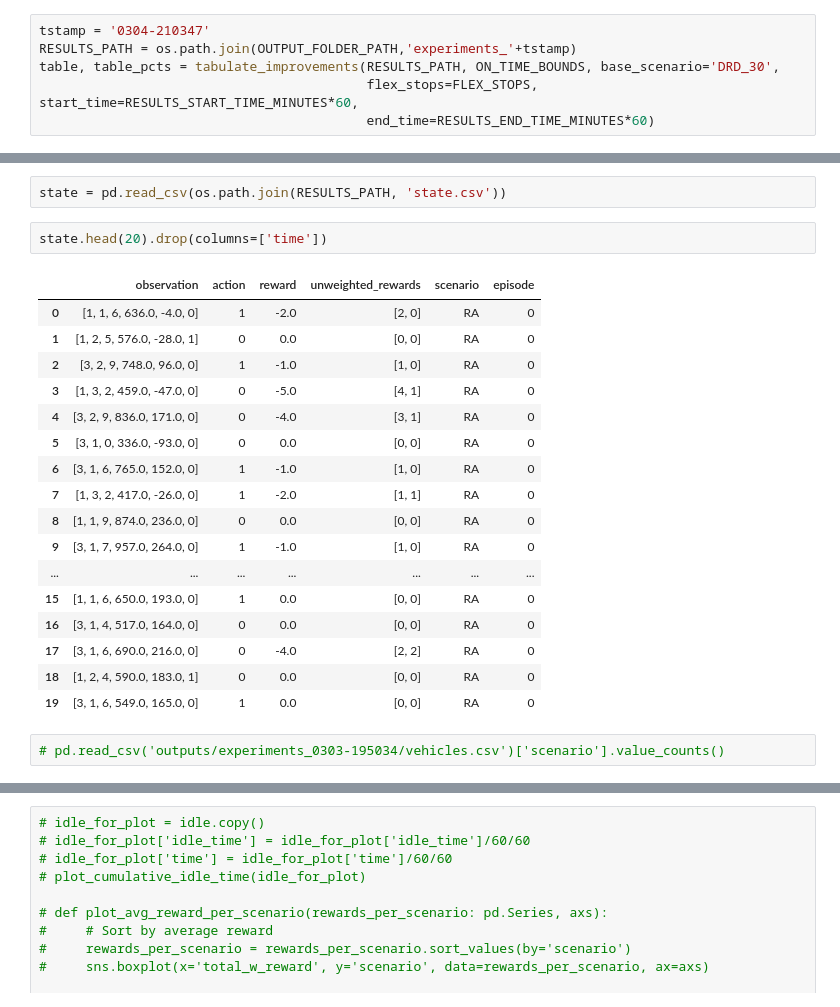
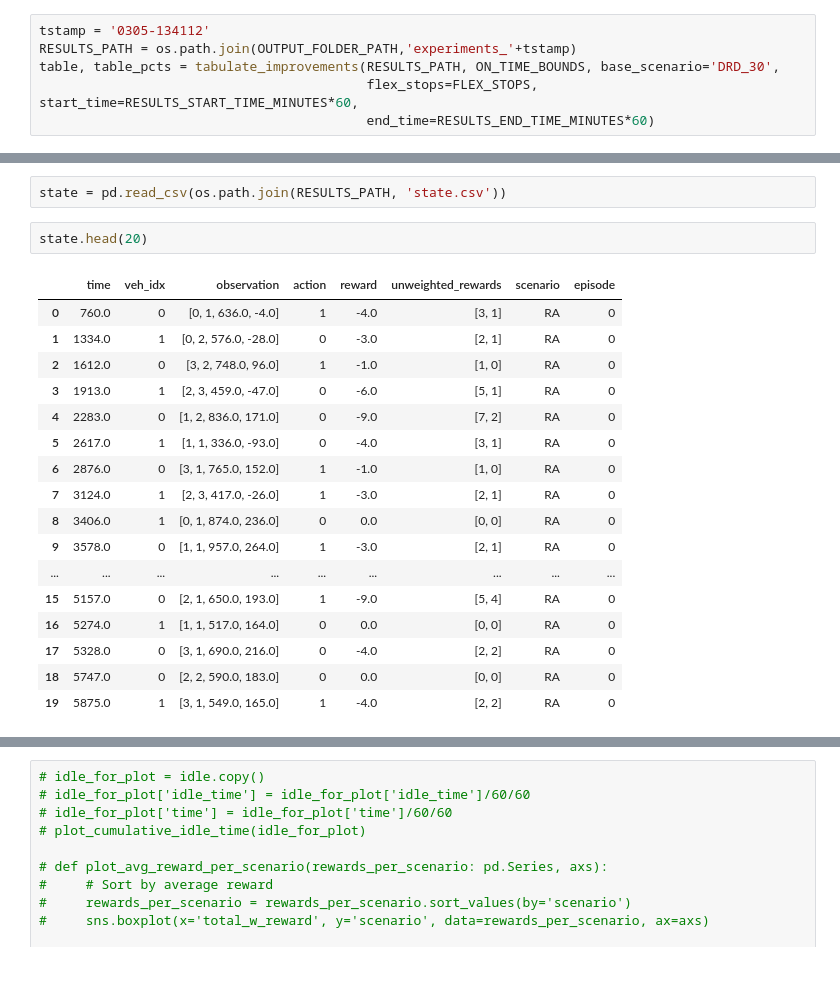
Before and after one commit to joerovar/flex-bus-sim, a Jupyter notebook: results.ipynb, the cells around one changed output, grey strips where cells are left out. Saved outputs shown, nothing was run; the diff lists cells and outputs as text; blank space fills up the shorter version.

```diff
--- a/results.ipynb
+++ b/results.ipynb
@@ -132,7 +110,7 @@ def tabulate_improvements(results_path, on_time_bounds: list, base_scenario: str
     # Return the result DataFrame
     return result_df, pct_change_df
 # %%
-tstamp = '0304-210347'
+tstamp = '0305-134112'
 RESULTS_PATH = os.path.join(OUTPUT_FOLDER_PATH,'experiments_'+tstamp)
 table, table_pcts = tabulate_improvements(RESULTS_PATH, ON_TIME_BOUNDS, base_scenario='DRD_30',
                                           flex_stops=FLEX_STOPS, start_time=RESULTS_START_TIME_MINUTES*60,
@@ -156,24 +149,22 @@ table
 # %%
 state = pd.read_csv(os.path.join(RESULTS_PATH, 'state.csv'))
 # %%
-state.head(20).drop(columns=['time'])
+state.head(20)
 # %% [output]
-|  | observation | action | reward | unweighted_rewards | scenario | episode |
-| 0 | [1, 1, 6, 636.0, -4.0, 0] | 1 | -2.0 | [2, 0] | RA | 0 |
-| 1 | [1, 2, 5, 576.0, -28.0, 1] | 0 | 0.0 | [0, 0] | RA | 0 |
-| 2 | [3, 2, 9, 748.0, 96.0, 0] | 1 | -1.0 | [1, 0] | RA | 0 |
-| 3 | [1, 3, 2, 459.0, -47.0, 0] | 0 | -5.0 | [4, 1] | RA | 0 |
-| 4 | [3, 2, 9, 836.0, 171.0, 0] | 0 | -4.0 | [3, 1] | RA | 0 |
-| 5 | [3, 1, 0, 336.0, -93.0, 0] | 0 | 0.0 | [0, 0] | RA | 0 |
-| 6 | [3, 1, 6, 765.0, 152.0, 0] | 1 | -1.0 | [1, 0] | RA | 0 |
-| 7 | [1, 3, 2, 417.0, -26.0, 0] | 1 | -2.0 | [1, 1] | RA | 0 |
-| 8 | [1, 1, 9, 874.0, 236.0, 0] | 0 | 0.0 | [0, 0] | RA | 0 |
-| 9 | [3, 1, 7, 957.0, 264.0, 0] | 1 | -1.0 | [1, 0] | RA | 0 |
-| ... | ... | ... | ... | ... | ... | ... |
-| 15 | [1, 1, 6, 650.0, 193.0, 0] | 1 | 0.0 | [0, 0] | RA | 0 |
-| 16 | [3, 1, 4, 517.0, 164.0, 0] | 0 | 0.0 | [0, 0] | RA | 0 |
-| 17 | [3, 1, 6, 690.0, 216.0, 0] | 0 | -4.0 | [2, 2] | RA | 0 |
-| 18 | [1, 2, 4, 590.0, 183.0, 1] | 0 | 0.0 | [0, 0] | RA | 0 |
-| 19 | [3, 1, 6, 549.0, 165.0, 0] | 1 | 0.0 | [0, 0] | RA | 0 |
+|  | time | veh_idx | observation | action | reward | unweighted_rewards | scenario | episode |
+| 0 | 760.0 | 0 | [0, 1, 636.0, -4.0] | 1 | -4.0 | [3, 1] | RA | 0 |
+| 1 | 1334.0 | 1 | [0, 2, 576.0, -28.0] | 0 | -3.0 | [2, 1] | RA | 0 |
+| 2 | 1612.0 | 0 | [3, 2, 748.0, 96.0] | 1 | -1.0 | [1, 0] | RA | 0 |
+| 3 | 1913.0 | 1 | [2, 3, 459.0, -47.0] | 0 | -6.0 | [5, 1] | RA | 0 |
+| 4 | 2283.0 | 0 | [1, 2, 836.0, 171.0] | 0 | -9.0 | [7, 2] | RA | 0 |
+| 5 | 2617.0 | 1 | [1, 1, 336.0, -93.0] | 0 | -4.0 | [3, 1] | RA | 0 |
+| 6 | 2876.0 | 0 | [3, 1, 765.0, 152.0] | 1 | -1.0 | [1, 0] | RA | 0 |
+| 7 | 3124.0 | 1 | [2, 3, 417.0, -26.0] | 1 | -3.0 | [2, 1] | RA | 0 |
+| 8 | 3406.0 | 1 | [0, 1, 874.0, 236.0] | 0 | 0.0 | [0, 0] | RA | 0 |
+| 9 | 3578.0 | 0 | [1, 1, 957.0, 264.0] | 1 | -3.0 | [2, 1] | RA | 0 |
+| ... | ... | ... | ... | ... | ... | ... | ... | ... |
+| 15 | 5157.0 | 0 | [2, 1, 650.0, 193.0] | 1 | -9.0 | [5, 4] | RA | 0 |
+| 16 | 5274.0 | 1 | [1, 1, 517.0, 164.0] | 0 | 0.0 | [0, 0] | RA | 0 |
+| 17 | 5328.0 | 0 | [3, 1, 690.0, 216.0] | 0 | -4.0 | [2, 2] | RA | 0 |
+| 18 | 5747.0 | 0 | [2, 2, 590.0, 183.0] | 0 | 0.0 | [0, 0] | RA | 0 |
+| 19 | 5875.0 | 1 | [3, 1, 549.0, 165.0] | 1 | -4.0 | [2, 2] | RA | 0 |
-# %%
-# pd.read_csv('outputs/experiments_0303-195034/vehicles.csv')['scenario'].value_counts()
```
Also changed, not shown: parts of 14 cells of this notebook, 13 other files.
